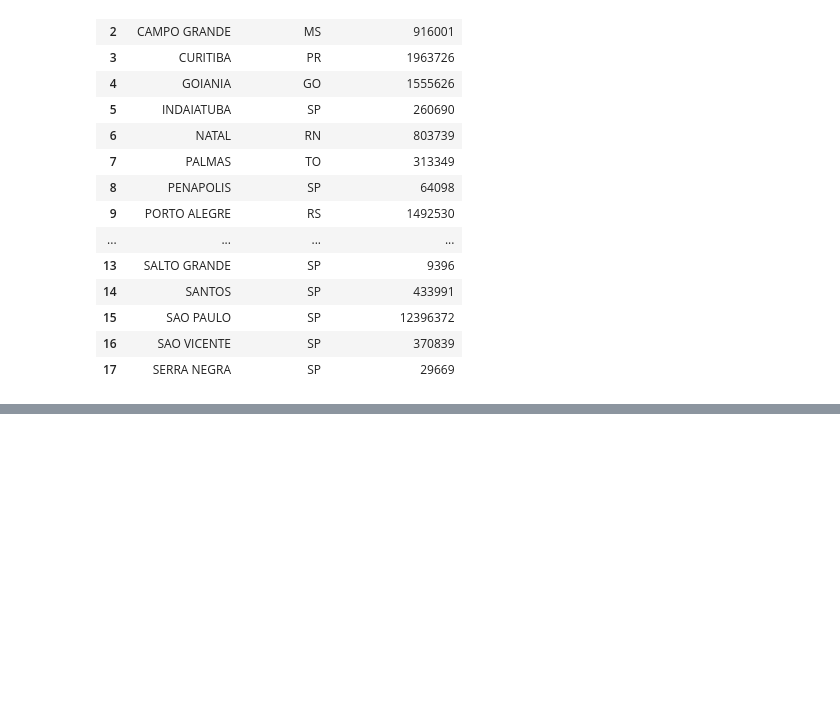
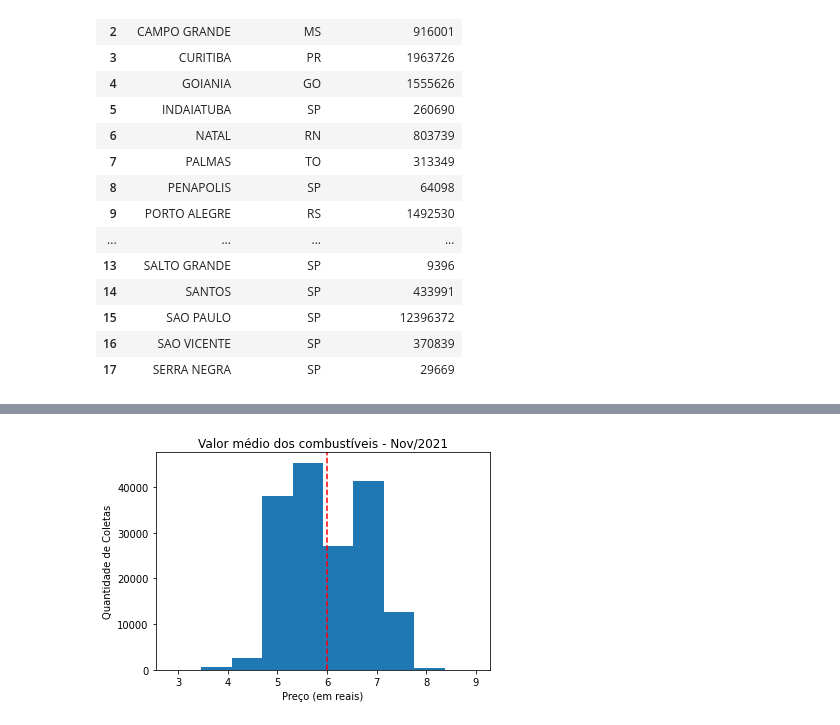
Before and after one commit to zDieGoD/Curso-de-Extens-o-Pandas-, a Jupyter notebook: Segundo_exemplo_em_Python_Pandas.ipynb, the cells around one changed output, grey strips where cells are left out. Cells and saved outputs as stored; diff of their text form; code cells hidden in the pictures; blank space fills up the shorter version.

```diff
--- a/Segundo_exemplo_em_Python_Pandas.ipynb
+++ b/Segundo_exemplo_em_Python_Pandas.ipynb
@@ -235,0 +254,15 @@ display(postos_por_municipio_df)
+# %%
+plt.hist(combustiveis_df['Valor de Venda'])
+# Inserção de Título
+plt.title("Valor médio dos combustíveis - Nov/2021")
+#Rótulo horizontal
+plt.xlabel("Preço (em reais)")
+plt.ylabel("Quantidade de Coletas")
+
+#Traça a linha veremelha tracejada com o preço médio
+plt.axvline(x=combustiveis_df['Valor de Venda'].mean(), color='red', linestyle='--')
+
+#"Plota" o gráfico
+plt.show()
+# %% [output]
+[figure, added]
```
Also changed, not shown: parts of 12 cells of this notebook.
